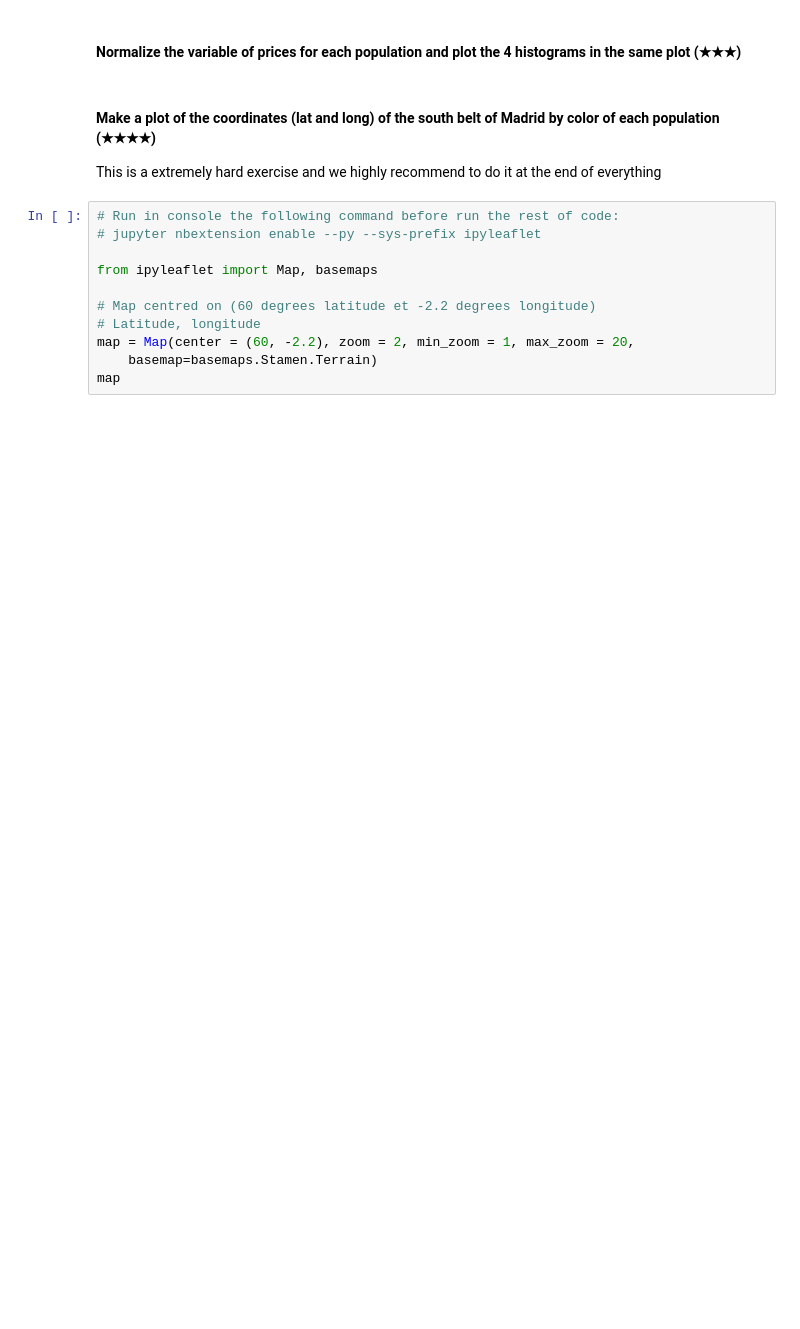
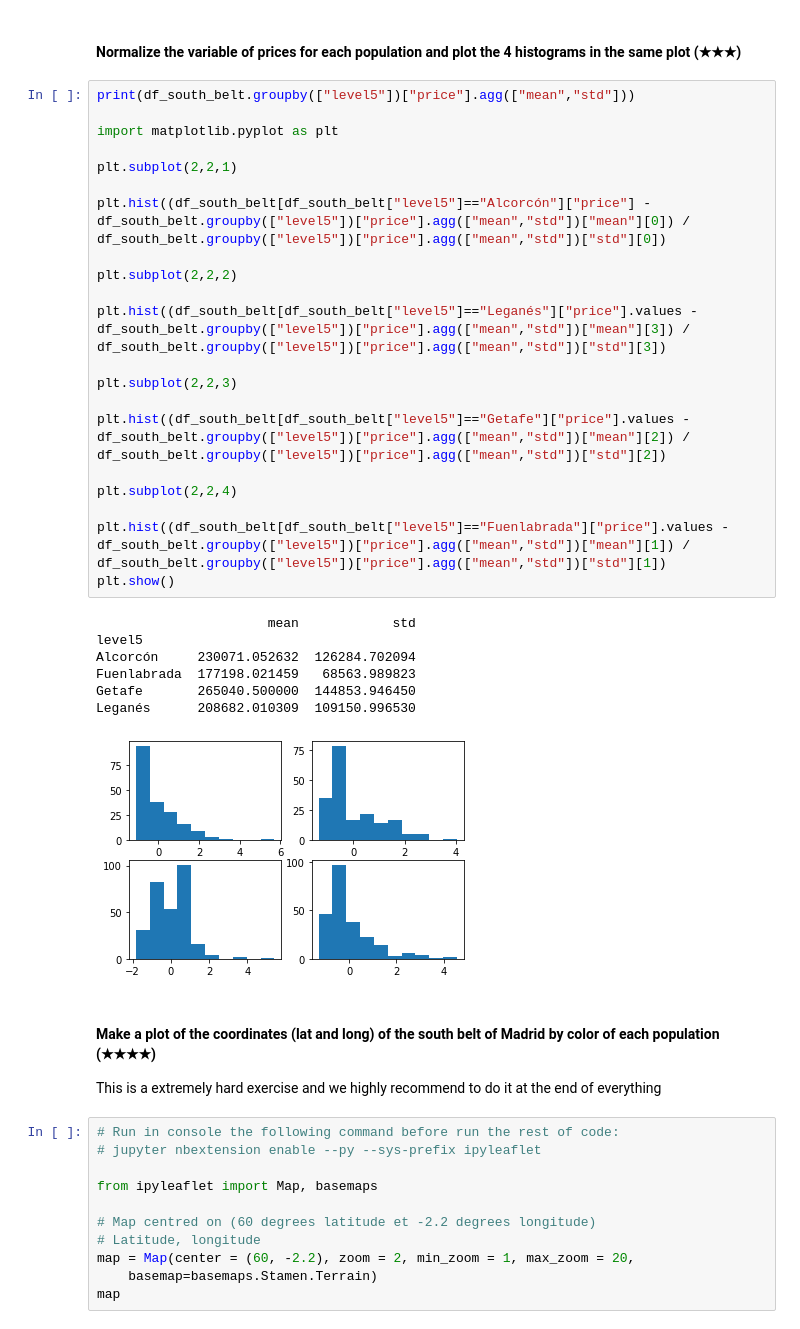
Before and after one commit to Alquem/ml_pre_work, a Jupyter notebook: 06-final_project/project.ipynb, the cells around one changed output. Drawn from its saved outputs; the diff is of its cells as text; blank space fills up the shorter version.

```diff
--- a/06-final_project/project.ipynb
+++ b/06-final_project/project.ipynb
@@ -142,5 +166,34 @@ df[["level5","price"]][df["level5"] == "Arroyomolinos (Madrid)"]["price"].hist(b
 # %% [markdown]
 #### Normalize the variable of prices for each population and plot the 4 histograms in the same plot (★★★)
+# %%
+print(df_south_belt.groupby(["level5"])["price"].agg(["mean","std"]))
+
+import matplotlib.pyplot as plt
+
+plt.subplot(2,2,1)
+
+plt.hist((df_south_belt[df_south_belt["level5"]=="Alcorcón"]["price"] - df_south_belt.groupby(["level5"])["price"].agg(["mean","std"])["mean"][0]) / df_south_belt.groupby(["level5"])["price"].agg(["mean","std"])["std"][0])
+
+plt.subplot(2,2,2)
+
+plt.hist((df_south_belt[df_south_belt["level5"]=="Leganés"]["price"].values - df_south_belt.groupby(["level5"])["price"].agg(["mean","std"])["mean"][3]) / df_south_belt.groupby(["level5"])["price"].agg(["mean","std"])["std"][3])
+
+plt.subplot(2,2,3)
+
+plt.hist((df_south_belt[df_south_belt["level5"]=="Getafe"]["price"].values - df_south_belt.groupby(["level5"])["price"].agg(["mean","std"])["mean"][2]) / df_south_belt.groupby(["level5"])["price"].agg(["mean","std"])["std"][2])
+
+plt.subplot(2,2,4)
+
+plt.hist((df_south_belt[df_south_belt["level5"]=="Fuenlabrada"]["price"].values - df_south_belt.groupby(["level5"])["price"].agg(["mean","std"])["mean"][1]) / df_south_belt.groupby(["level5"])["price"].agg(["mean","std"])["std"][1])
+plt.show()
+# %% [output]
+                      mean            std
+level5
+Alcorcón     230071.052632  126284.702094
+Fuenlabrada  177198.021459   68563.989823
+Getafe       265040.500000  144853.946450
+Leganés      208682.010309  109150.996530
+[figure, added]
 # %% [markdown]
 #### Make a plot of the coordinates (lat and long) of the south belt of Madrid by color of each population (★★★★)
 This is a extremely hard exercise and we highly recommend to do it at the end of everything
```
Also changed, not shown: parts of 7 cells of this notebook.
